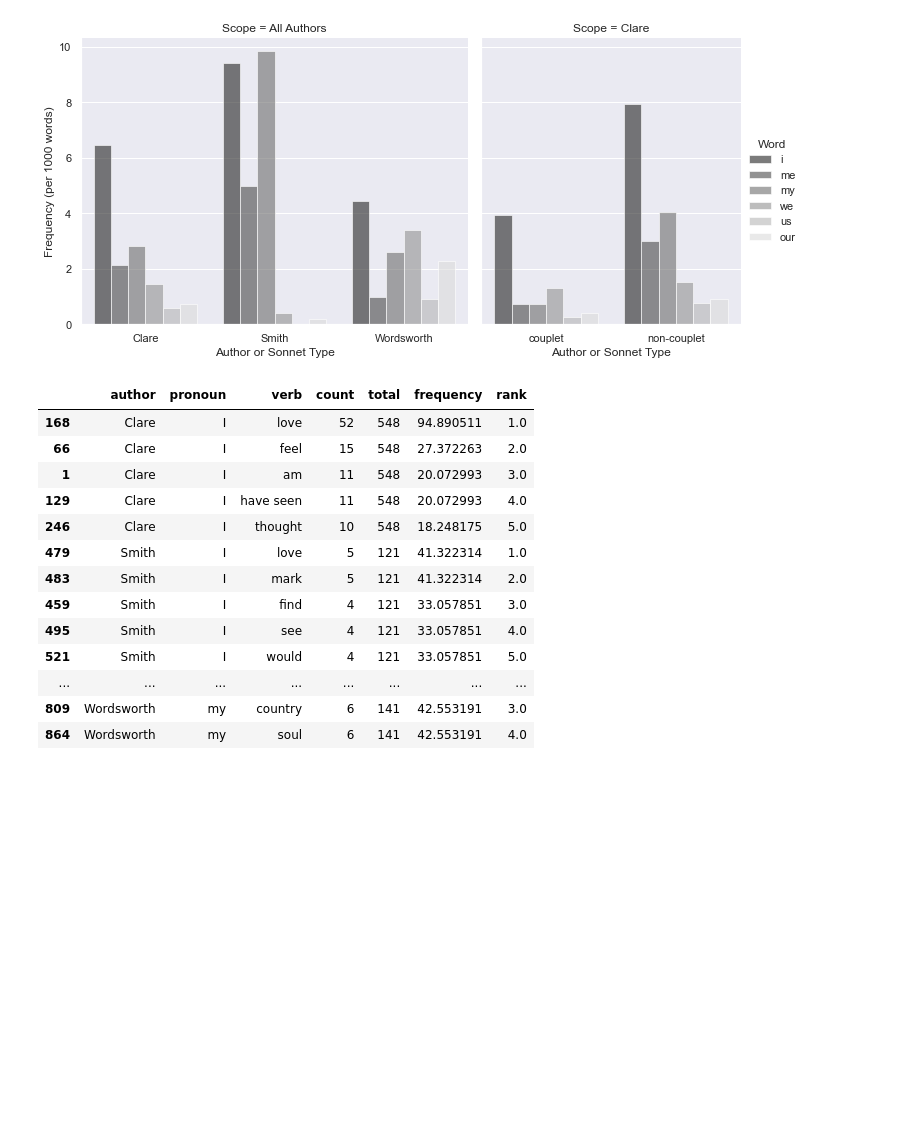
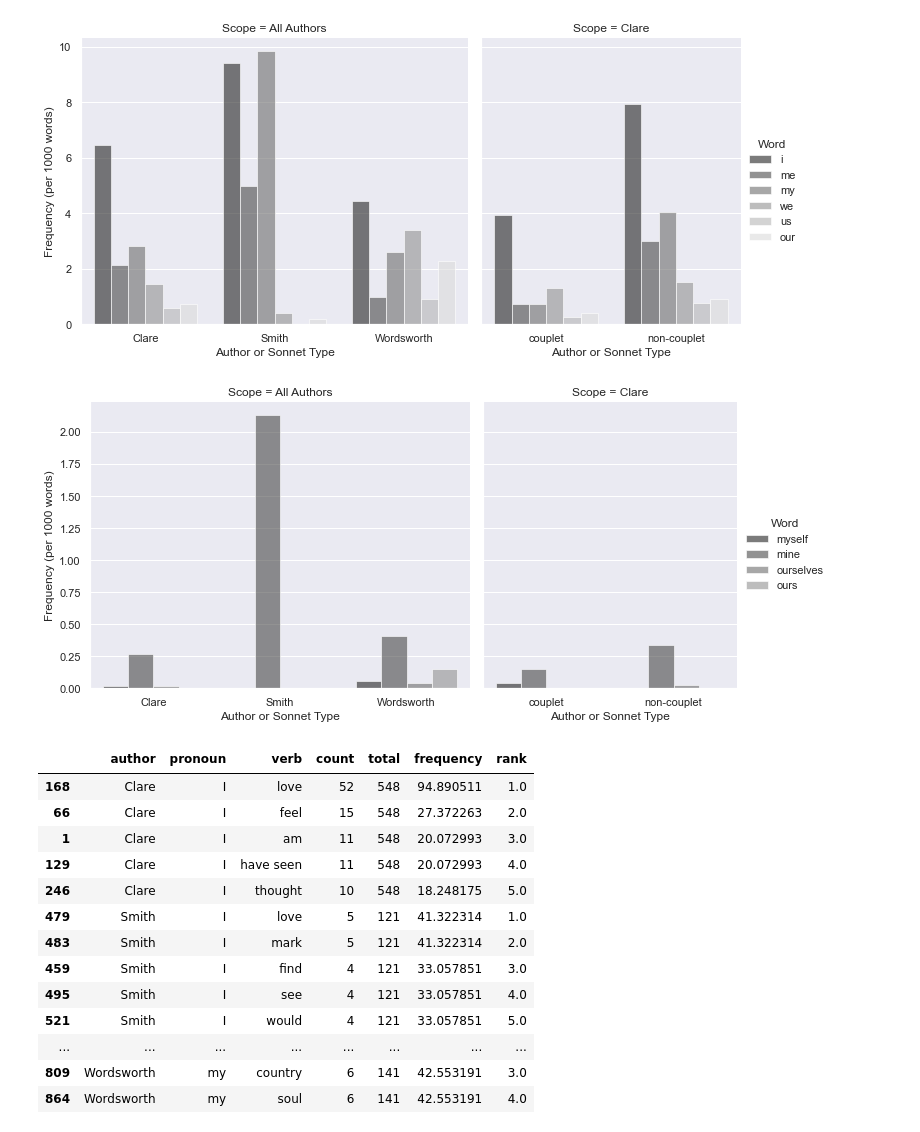
Before and after one commit to sn-code-inside/romantic-self, a Jupyter notebook: Chapter 4 - Lyric.ipynb, the cells around one changed output. Cells and saved outputs as stored; diff of their text form; code cells hidden in the pictures; blank space fills up the shorter version.

```diff
--- a/Chapter 4 - Lyric.ipynb
+++ b/Chapter 4 - Lyric.ipynb
@@ -463,6 +463,10 @@ person_deixis_plot.savefig("figures/figure_4_8.jpg", dpi=500)
 person_deixis_data.to_csv("figures/figure_4_8_data.csv")
 # %% [output]
 [figure]
+# %%
+other_personal_pronouns, other_personal_pronouns_data = plot_word(sonnets, authors, rs_map, ["myself","mine","ourselves","ours"])
+# %% [output]
+[figure, added]
 # %%
 def get_predicate_table(csv_file: str) -> pd.DataFrame:
     """Gets raw predicate data from csv file and transforms into normalised dataframe."""
```
Also changed, not shown: parts of 3 cells of this notebook, 2 other files.
